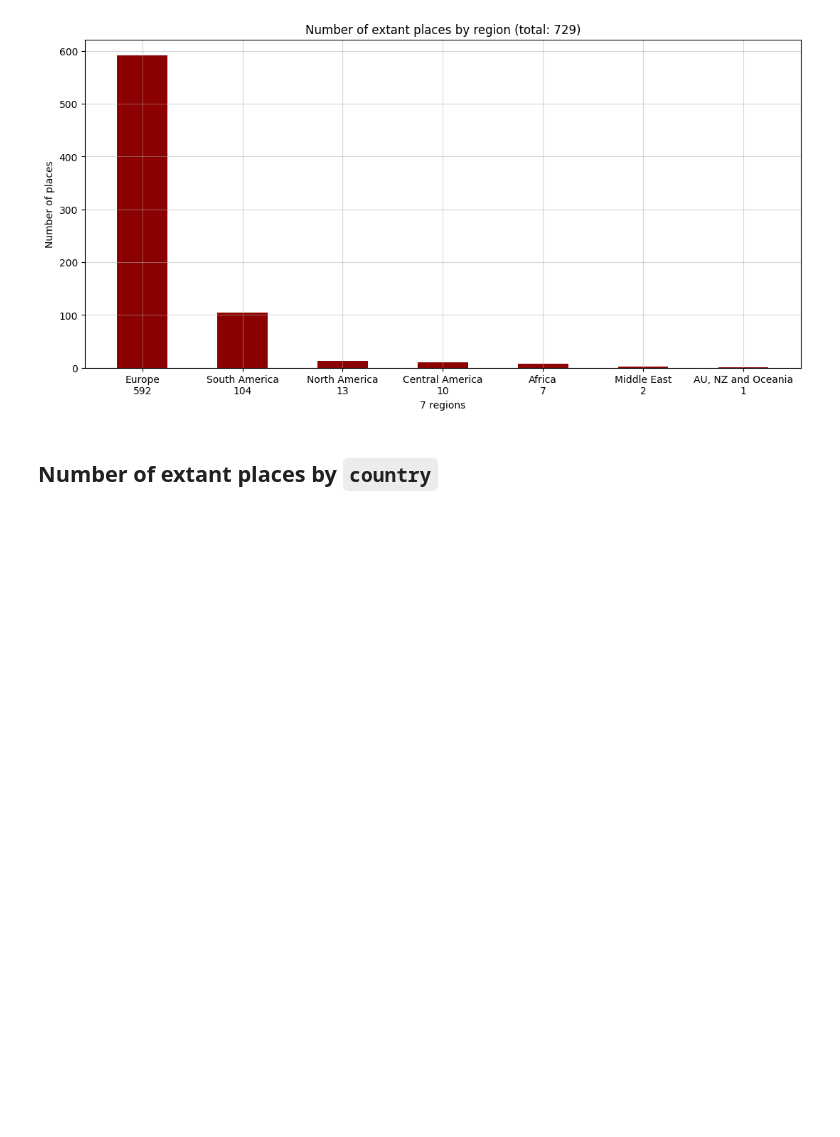
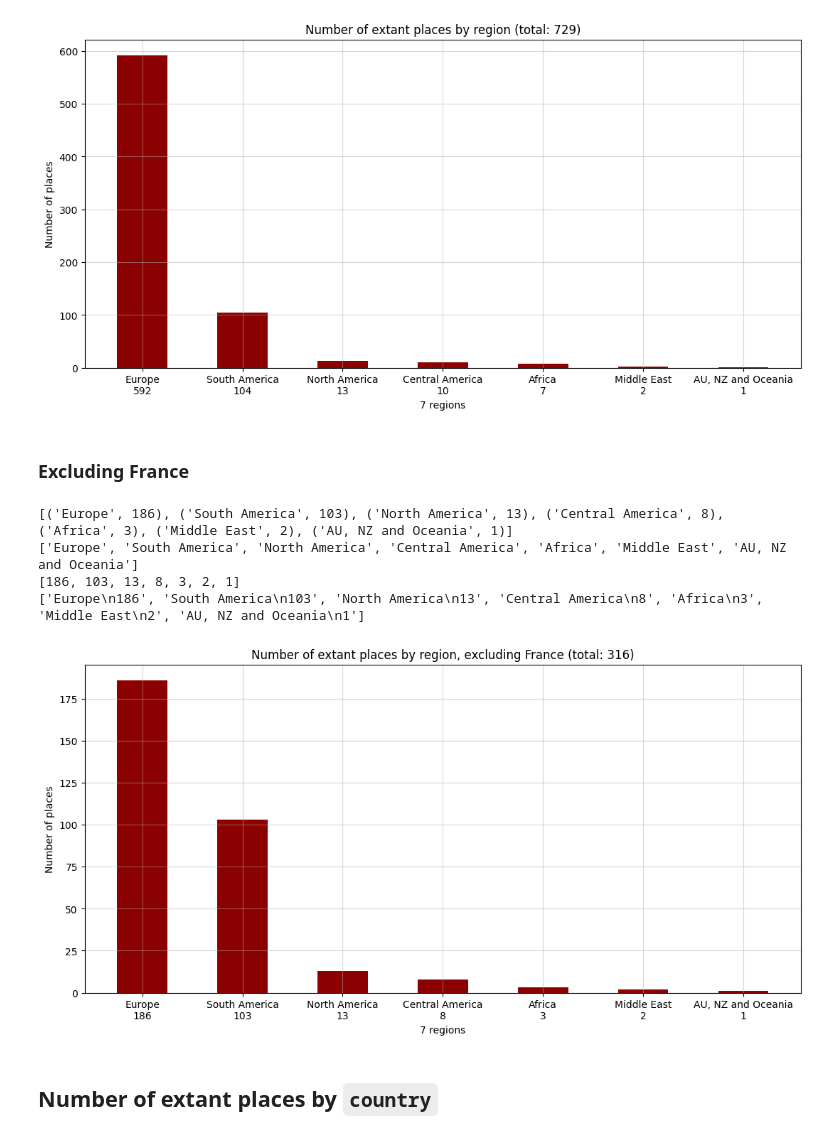
Before and after one commit to jamiegcan/a-place-for-salvador-allende, a Jupyter notebook: src/a_place_for_salvador_allende_data_visualizations.ipynb, the cells around one changed output. Saved outputs shown, nothing was run; the diff lists cells and outputs as text; code cells hidden in the pictures; blank space fills up the shorter version.

```diff
--- a/src/a_place_for_salvador_allende_data_visualizations.ipynb
+++ b/src/a_place_for_salvador_allende_data_visualizations.ipynb
@@ -95,6 +95,44 @@ plt.show()
 [592, 104, 13, 10, 7, 2, 1]
 ['Europe\n592', 'South America\n104', 'North America\n13', 'Central America\n10', 'Africa\n7', 'Middle East\n2', 'AU, NZ and Oceania\n1']
 [figure]
+# %% [markdown]
+### Excluding France
+# %%
+# EXTANT PLACES OUTSIDE FRANCE
+extant_non_france = allende_extant[allende_extant['country'] != 'France']
+extant_non_france_count = len(extant_non_france.index)
+# print(extant_non_france)
+
+# count number of places per region and sort from greatest to least
+regions_count_list_non_france = Counter(extant_non_france['region'].to_list()).most_common()
+print(regions_count_list_non_france)
+
+# extract unique regions and counts
+regions_non_france = []
+regions_count_non_france = []
+regions_label_non_france = []
+for (r, c) in regions_count_list_non_france:
+    regions_non_france.append(r)
+    regions_count_non_france.append(c)
+    regions_label_non_france.append(f'{r}\n{c}')
+print(regions_non_france)
+print(regions_count_non_france)
+print(regions_label_non_france)
+
+# now create the chart
+plt.figure(figsize=(13,6))
+plt.bar(regions_label_non_france, regions_count_non_france, color="DarkRed", width=0.5)
+plt.grid(alpha=0.5)
+plt.title(f'Number of extant places by region, excluding France (total: {len(extant_non_france.index)})')
+plt.xlabel(f'{len(regions_non_france)} regions')
+plt.ylabel('Number of places')
+plt.show()
+# %% [output]
+[('Europe', 186), ('South America', 103), ('North America', 13), ('Central America', 8), ('Africa', 3), ('Middle East', 2), ('AU, NZ and Oceania', 1)]
+['Europe', 'South America', 'North America', 'Central America', 'Africa', 'Middle East', 'AU, NZ and Oceania']
+[186, 103, 13, 8, 3, 2, 1]
+['Europe\n186', 'South America\n103', 'North America\n13', 'Central America\n8', 'Africa\n3', 'Middle East\n2', 'AU, NZ and Oceania\n1']
+[figure, added]
 # %% [markdown]
 ## Number of extant places by `country`
 # %%
```
Also changed, not shown: 14 other files.
